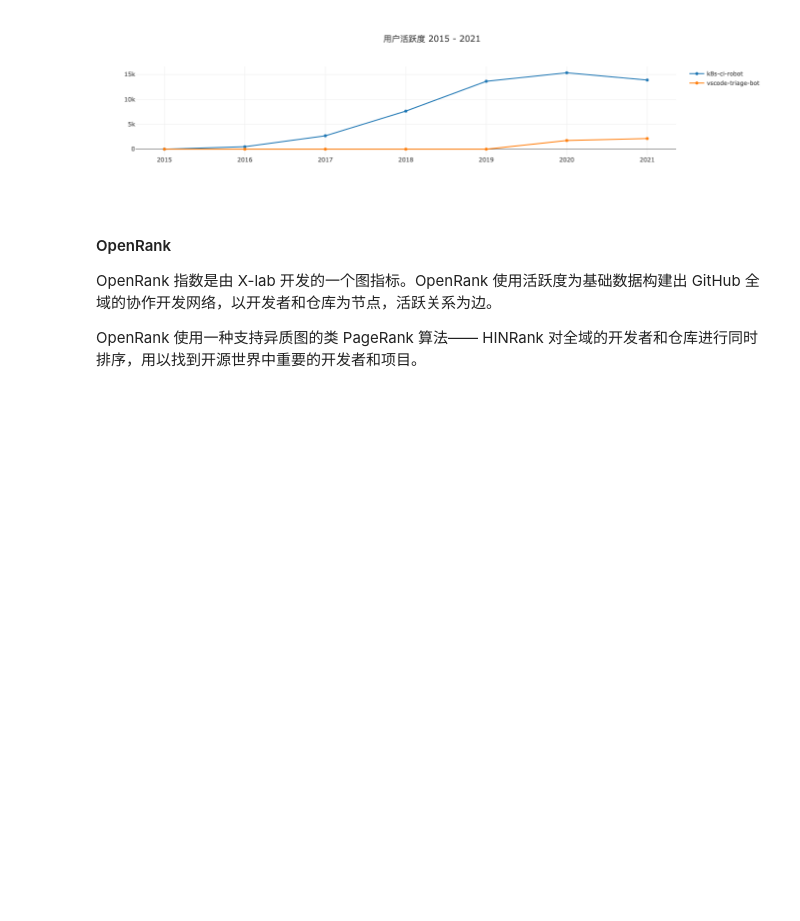
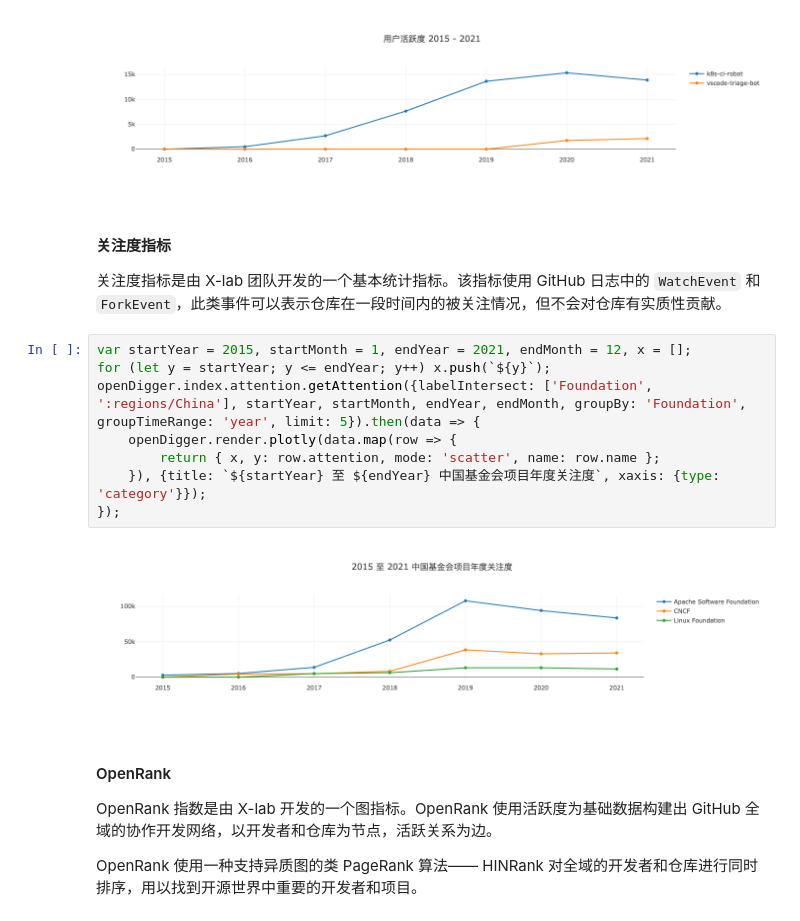
Before and after one commit to X-lab2017/open-digger, a Jupyter notebook: notebook/handbook_zh.ipynb, the cells around one changed output. Cells and saved outputs as stored; diff of their text form; blank space fills up the shorter version.

```diff
--- a/notebook/handbook_zh.ipynb
+++ b/notebook/handbook_zh.ipynb
@@ -138,6 +138,20 @@ openDigger.index.activity.getUserActivity({userLogins: ['k8s-ci-robot', 'vscode-
 });
 # %% [output]
 [figure]
+# %% [markdown]
+#### 关注度指标
+
+关注度指标是由 X-lab 团队开发的一个基本统计指标。该指标使用 GitHub 日志中的 `WatchEvent` 和 `ForkEvent`，此类事件可以表示仓库在一段时间内的被关注情况，但不会对仓库有实质性贡献。
+# %%
+var startYear = 2015, startMonth = 1, endYear = 2021, endMonth = 12, x = [];
+for (let y = startYear; y <= endYear; y++) x.push(`${y}`);
+openDigger.index.attention.getAttention({labelIntersect: ['Foundation', ':regions/China'], startYear, startMonth, endYear, endMonth, groupBy: 'Foundation', groupTimeRange: 'year', limit: 5}).then(data => {
+    openDigger.render.plotly(data.map(row => {
+        return { x, y: row.attention, mode: 'scatter', name: row.name };
+    }), {title: `${startYear} 至 ${endYear} 中国基金会项目年度关注度`, xaxis: {type: 'category'}});
+});
+# %% [output]
+[figure, added]
 # %% [markdown]
 #### OpenRank
 
```
Also changed, not shown: parts of 1 cell of this notebook, 4 other files.
